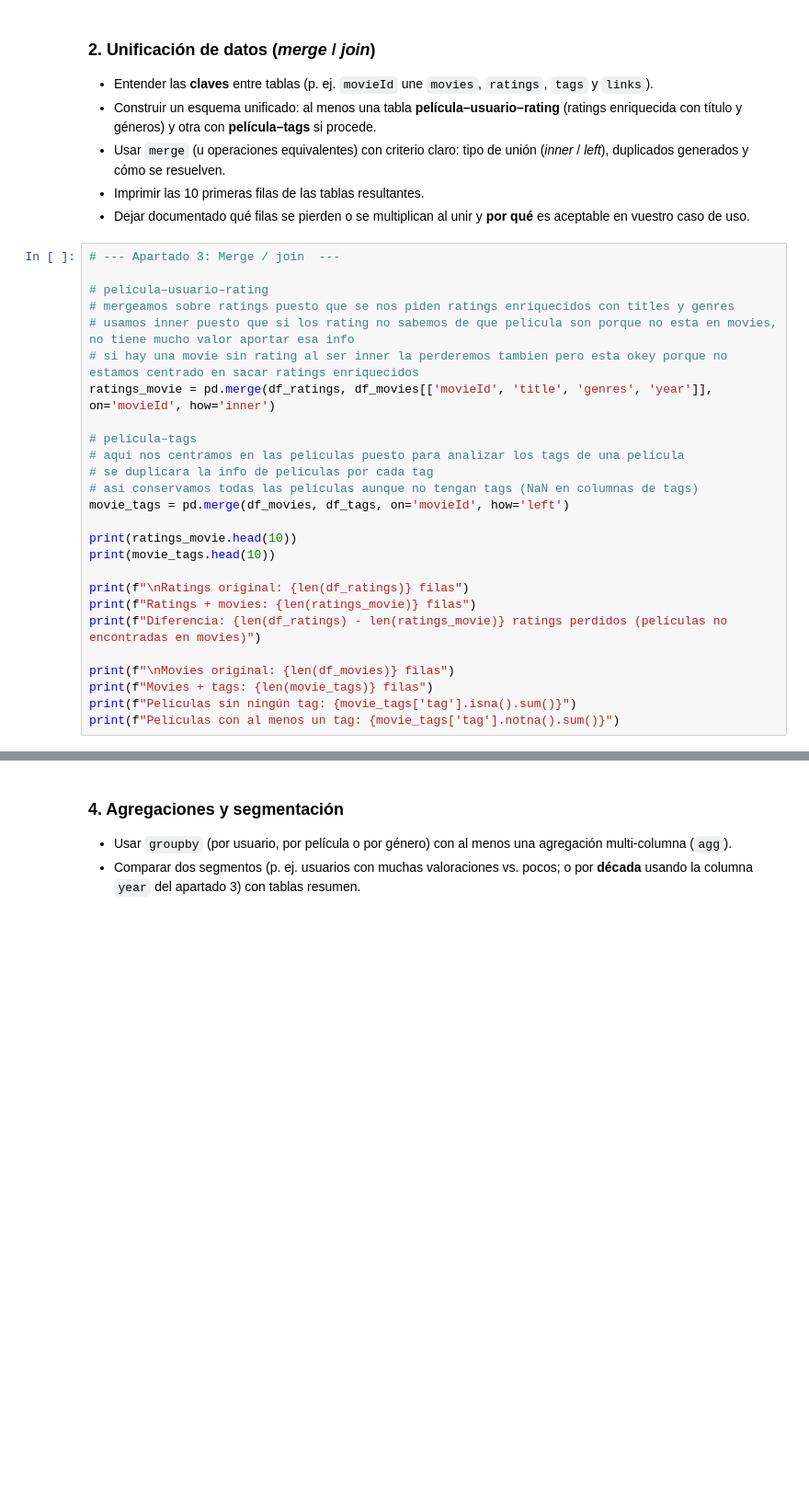
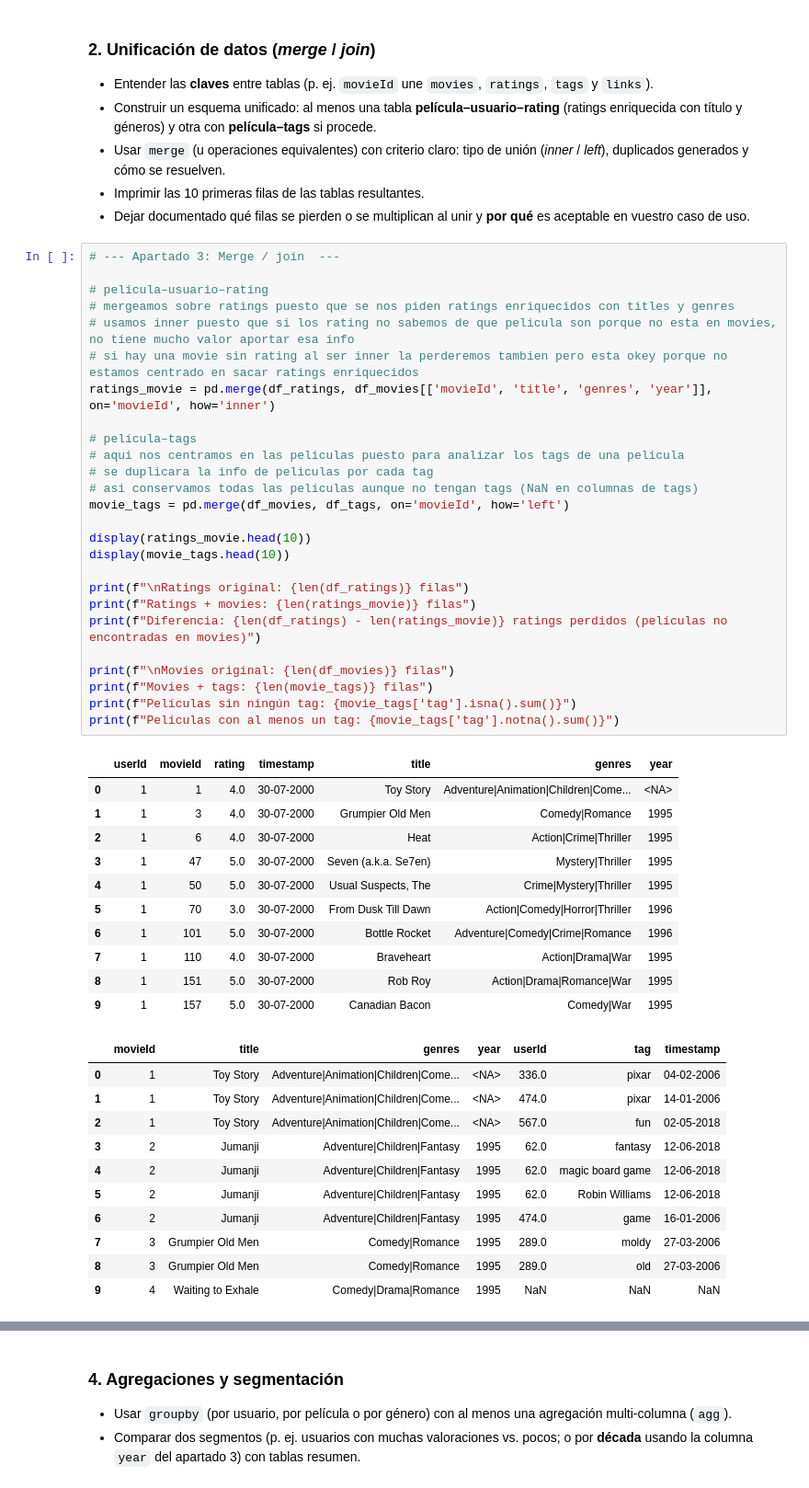
Before and after one commit to xFloki/tc-catalogo-peliculas-team-8, a Jupyter notebook: Team_Challenge_sprint03_04.ipynb, the cells around one changed output, grey strips where cells are left out. Shown at 92% size. Drawn from its saved outputs; the diff is of its cells as text; blank space fills up the shorter version.

Commit message:
(refactor) usar display en vez print
Usar display en lugar de print, teniamos 2 print pendientes de cambiar,
esto mejor como se muestra el output del dataframe

```diff
--- a/Team_Challenge_sprint03_04.ipynb
+++ b/Team_Challenge_sprint03_04.ipynb
@@ -209,27 +209,49 @@ Name: title, dtype: str
 # %%
 # --- Apartado 3: Merge / join  ---
 
 # película–usuario–rating
 # mergeamos sobre ratings puesto que se nos piden ratings enriquecidos con titles y genres
 # usamos inner puesto que si los rating no sabemos de que pelicula son porque no esta en movies, no tiene mucho valor aportar esa info
 # si hay una movie sin rating al ser inner la perderemos tambien pero esta okey porque no estamos centrado en sacar ratings enriquecidos
 ratings_movie = pd.merge(df_ratings, df_movies[['movieId', 'title', 'genres', 'year']], on='movieId', how='inner')
 
 # película–tags
 # aqui nos centramos en las peliculas puesto para analizar los tags de una pelicula
 # se duplicara la info de peliculas por cada tag
 # asi conservamos todas las películas aunque no tengan tags (NaN en columnas de tags)
 movie_tags = pd.merge(df_movies, df_tags, on='movieId', how='left')
 
-print(ratings_movie.head(10))
-print(movie_tags.head(10))
+display(ratings_movie.head(10))
+display(movie_tags.head(10))
 
 print(f"\nRatings original: {len(df_ratings)} filas")
 print(f"Ratings + movies: {len(ratings_movie)} filas")
 print(f"Diferencia: {len(df_ratings) - len(ratings_movie)} ratings perdidos (películas no encontradas en movies)")
 
 print(f"\nMovies original: {len(df_movies)} filas")
 print(f"Movies + tags: {len(movie_tags)} filas")
 print(f"Películas sin ningún tag: {movie_tags['tag'].isna().sum()}")
 print(f"Películas con al menos un tag: {movie_tags['tag'].notna().sum()}")
 # %% [output]
+|  | userId | movieId | rating | timestamp | title | genres | year |
+| 0 | 1 | 1 | 4.0 | 30-07-2000 | Toy Story | Adventure|Animation|Children|Come... | <NA> |
+| 1 | 1 | 3 | 4.0 | 30-07-2000 | Grumpier Old Men | Comedy|Romance | 1995 |
+| 2 | 1 | 6 | 4.0 | 30-07-2000 | Heat | Action|Crime|Thriller | 1995 |
+| 3 | 1 | 47 | 5.0 | 30-07-2000 | Seven (a.k.a. Se7en) | Mystery|Thriller | 1995 |
+| 4 | 1 | 50 | 5.0 | 30-07-2000 | Usual Suspects, The | Crime|Mystery|Thriller | 1995 |
+| 5 | 1 | 70 | 3.0 | 30-07-2000 | From Dusk Till Dawn | Action|Comedy|Horror|Thriller | 1996 |
+| 6 | 1 | 101 | 5.0 | 30-07-2000 | Bottle Rocket | Adventure|Comedy|Crime|Romance | 1996 |
+| 7 | 1 | 110 | 4.0 | 30-07-2000 | Braveheart | Action|Drama|War | 1995 |
+| 8 | 1 | 151 | 5.0 | 30-07-2000 | Rob Roy | Action|Drama|Romance|War | 1995 |
+| 9 | 1 | 157 | 5.0 | 30-07-2000 | Canadian Bacon | Comedy|War | 1995 |
+|  | movieId | title | genres | year | userId | tag | timestamp |
+| 0 | 1 | Toy Story | Adventure|Animation|Children|Come... | <NA> | 336.0 | pixar | 04-02-2006 |
+| 1 | 1 | Toy Story | Adventure|Animation|Children|Come... | <NA> | 474.0 | pixar | 14-01-2006 |
+| 2 | 1 | Toy Story | Adventure|Animation|Children|Come... | <NA> | 567.0 | fun | 02-05-2018 |
+| 3 | 2 | Jumanji | Adventure|Children|Fantasy | 1995 | 62.0 | fantasy | 12-06-2018 |
+| 4 | 2 | Jumanji | Adventure|Children|Fantasy | 1995 | 62.0 | magic board game | 12-06-2018 |
+| 5 | 2 | Jumanji | Adventure|Children|Fantasy | 1995 | 62.0 | Robin Williams | 12-06-2018 |
+| 6 | 2 | Jumanji | Adventure|Children|Fantasy | 1995 | 474.0 | game | 16-01-2006 |
+| 7 | 3 | Grumpier Old Men | Comedy|Romance | 1995 | 289.0 | moldy | 27-03-2006 |
+| 8 | 3 | Grumpier Old Men | Comedy|Romance | 1995 | 289.0 | old | 27-03-2006 |
+| 9 | 4 | Waiting to Exhale | Comedy|Drama|Romance | 1995 | NaN | NaN | NaN |
```
Also changed, not shown: parts of 1 cell of this notebook.
